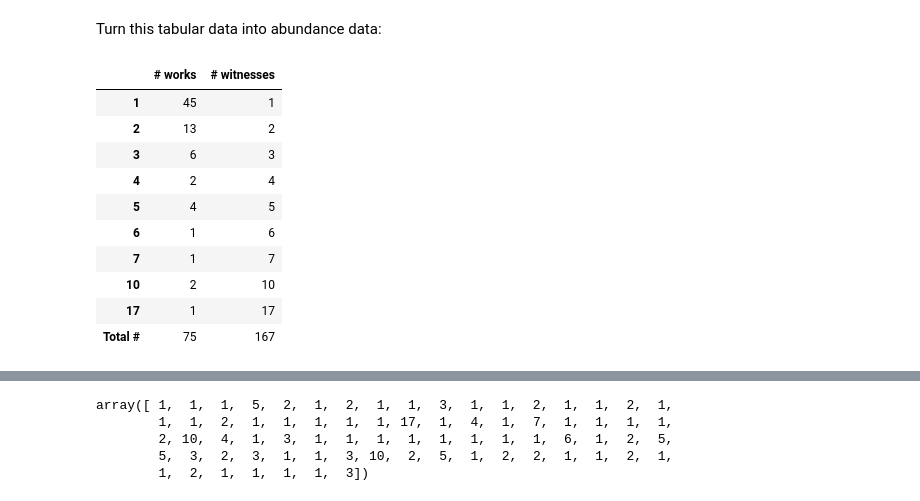
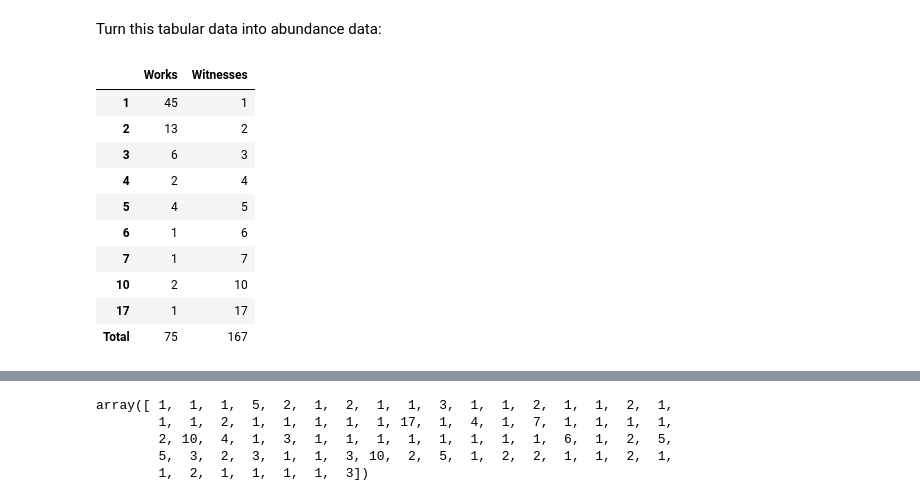
Before and after one commit to mikekestemont/minsampling, a Jupyter notebook: notebooks/estimating-diversity.ipynb, the cells around one changed output, grey strips where cells are left out. Saved outputs shown, nothing was run; the diff lists cells and outputs as text; code cells hidden in the pictures.

```diff
--- a/notebooks/estimating-diversity.ipynb
+++ b/notebooks/estimating-diversity.ipynb
@@ -32,12 +32,12 @@ df.head()
 Turn this tabular data into abundance data:
 # %%
 types = df.groupby('work').size().sort_values(ascending=False).value_counts().sort_index()
-types = types.to_frame(name='# works')
-types['# witnesses'] = types.index
-types.loc['Total #']  = (types['# works'].sum(), np.sum(types['# works'] * types['# witnesses']))
+types = types.to_frame(name='Works')
+types['Witnesses'] = types.index
+types.loc['Total']  = (types['Works'].sum(), np.sum(types['Works'] * types['Witnesses']))
 types
 # %% [output]
-|  | # works | # witnesses |
+|  | Works | Witnesses |
 | 1 | 45 | 1 |
 | 2 | 13 | 2 |
 | 3 | 6 | 3 |
@@ -47,5 +47,5 @@ types
 | 7 | 1 | 7 |
 | 10 | 2 | 10 |
 | 17 | 1 | 17 |
-| Total # | 75 | 167 |
+| Total | 75 | 167 |
 # %%
```
Also changed, not shown: parts of 12 cells of this notebook.
